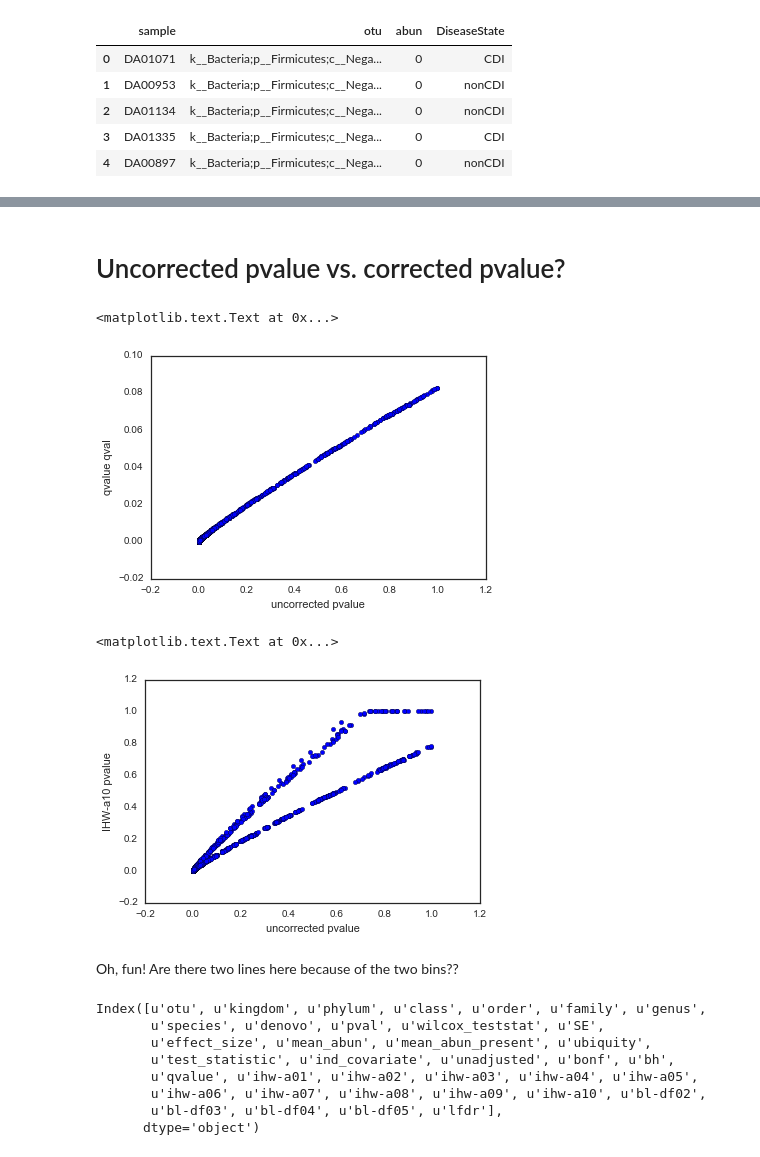
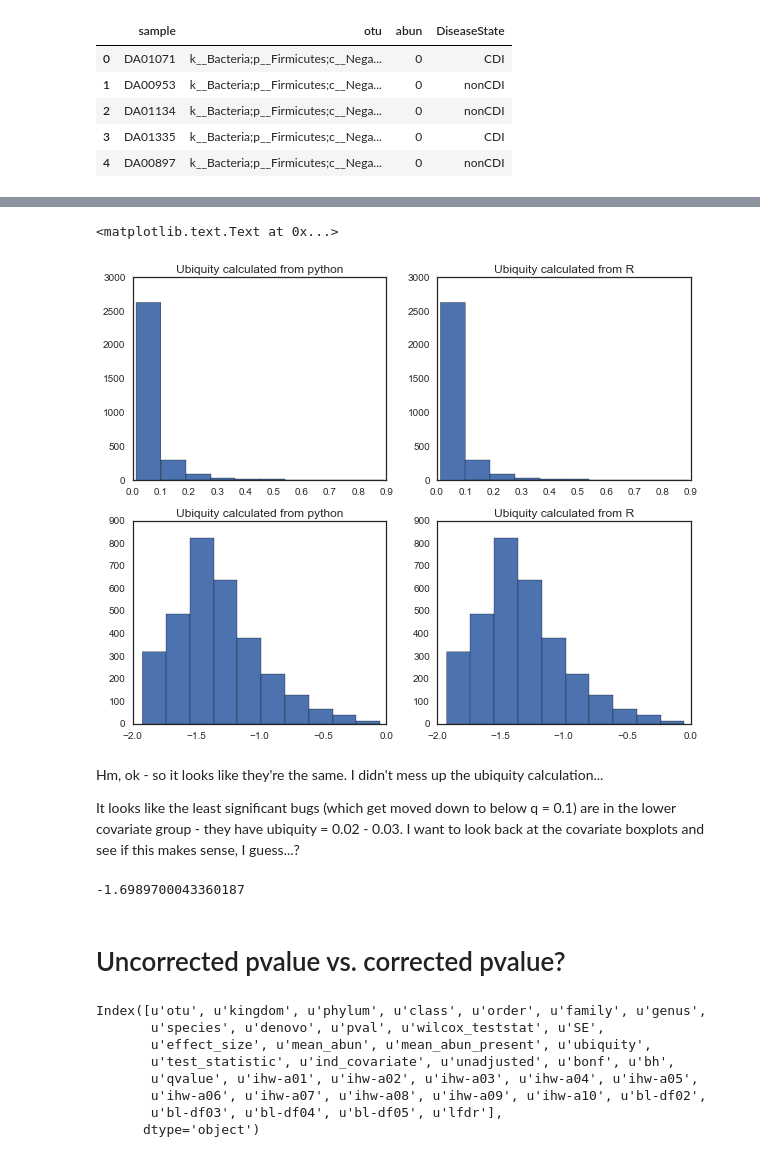
Before and after one commit to pkimes/benchmark-fdr, a Jupyter notebook: datasets/microbiome/explore_schubert_sb_results.ipynb, the cells around one changed output, grey strips where cells are left out. Saved outputs shown, nothing was run; the diff lists cells and outputs as text; code cells hidden in the pictures.

```diff
--- a/datasets/microbiome/explore_schubert_sb_results.ipynb
+++ b/datasets/microbiome/explore_schubert_sb_results.ipynb
@@ -117,0 +141,9 @@ So these are, for the most part, singletons.
+# %%
+kept_otus = pvals['otu'].tolist()
+df_fromR = df.loc[:, kept_otus]
+keep_dis = ['H', 'CDI', 'nonCDI']
+df_fromR = df_fromR.loc[meta.query('DiseaseState == @keep_dis').index, :]
+df_fromR.shape
+
+# Hm, okay - maybe my problems are coming from
+df_fromR.shape, df_fromR.dropna().shape
@@ -118,22 +157,31 @@ So these are, for the most part, singletons.
+# %%
+# Recalculate ubiquity with python
+
+fig, ax = plt.subplots(2, 2, figsize=(10, 8))
+ax = ax.flatten()
+
+ax[0].hist((df_fromR.dropna() > 0).sum() / df_fromR.dropna().shape[0])
+ax[0].set_title('Ubiquity calculated from python')
+ax[1].hist(pvals['ubiquity'])
+ax[1].set_title('Ubiquity calculated from R')
+
+ax[2].hist(np.log10((df_fromR.dropna() > 0).sum() / df_fromR.dropna().shape[0]))
+ax[2].set_title('Ubiquity calculated from python')
+ax[3].hist(np.log10(pvals['ubiquity']))
+ax[3].set_title('Ubiquity calculated from R')
+# %% [output]
+<matplotlib.text.Text at 0x...>
+[figure, added]
+# %% [markdown]
+Hm, ok - so it looks like they're the same. I didn't mess up the ubiquity calculation...
+
+It looks like the least significant bugs (which get moved down to below q = 0.1) are in the lower covariate group - they have ubiquity = 0.02 - 0.03. I want to look back at the covariate boxplots and see if this makes sense, I guess...?
+# %%
+np.log10(0.02)
+# %% [output]
+-1.6989700043360187
 # %% [markdown]
 # Uncorrected pvalue vs. corrected pvalue?
-# %%
-plt.scatter(pvals['pval'], pvals['qvalue'])
-plt.xlabel('uncorrected pvalue')
-plt.ylabel('qvalue qval')
-# %% [output]
-<matplotlib.text.Text at 0x...>
-[figure, removed]
-# %%
-plt.figure()
-plt.scatter(pvals['pval'], pvals['ihw-a10'])
-plt.xlabel('uncorrected pvalue')
-plt.ylabel('IHW-a10 pvalue')
-# %% [output]
-<matplotlib.text.Text at 0x...>
-[figure, removed]
-# %% [markdown]
-Oh, fun! Are there two lines here because of the two bins??
 # %%
 pvals.columns
 # %% [output]
```
Also changed, not shown: parts of 8 cells of this notebook.
